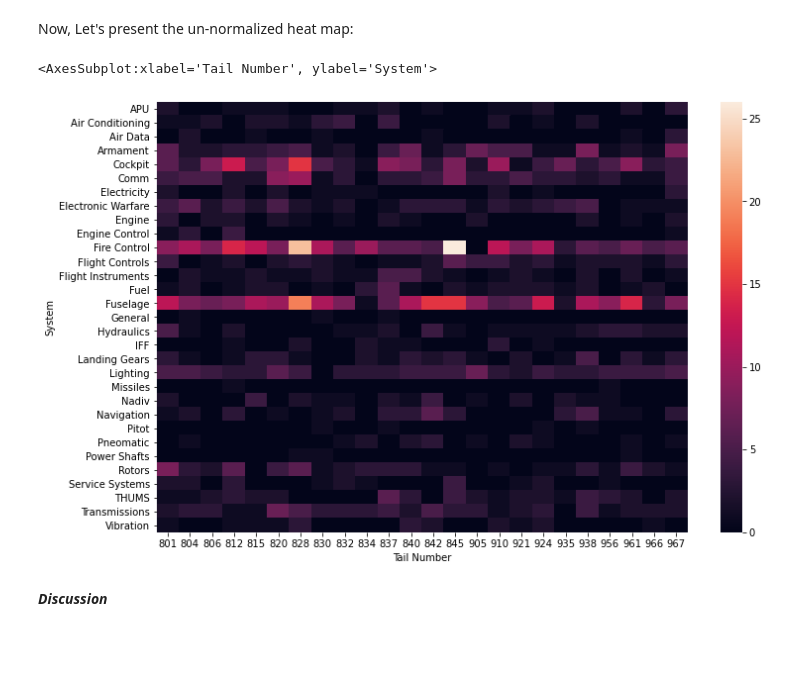
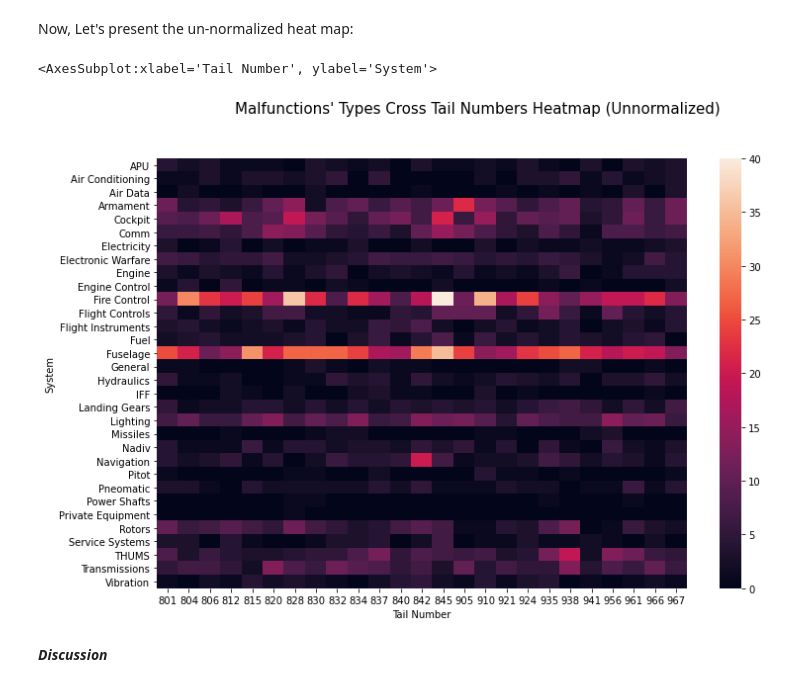
Before and after one commit to elront/Data_Sceince_Project, a Jupyter notebook: Data_science_workshop_project.ipynb, the cells around one changed output. Drawn from its saved outputs; the diff is of its cells as text; code cells hidden in the pictures; blank space fills up the shorter version.

```diff
--- a/Data_science_workshop_project.ipynb
+++ b/Data_science_workshop_project.ipynb
@@ -1590,8 +1591,9 @@ First, we will present the data as is - in a way that allows specific family to
 # %% [markdown]
 Let's start by reshaping our data:
 # %%
-# Group the relavent data, into a new dataframe.
-tail_number_malf_df = pd.DataFrame(malf_df_2019.groupby(["Tail Number", "System"])["System"].count())
+# Concat 2019 and 2020 malfunctions data. Then, group the relavent data, into a new dataframe.
+tail_number_malf_df = pd.concat([malf_df_2019, malf_df_2020])
+tail_number_malf_df = pd.DataFrame(tail_number_malf_df.groupby(["Tail Number", "System"])["System"].count())
 
 # Rename the columns' names, and reset the index.
 tail_number_malf_df.rename(columns={"System": "Number of Malfunctions"}, inplace = True)
@@ -1608,11 +1610,13 @@ tail_number_malf_df = tail_number_malf_df.transpose()
 # %% [markdown]
 Now, Let's present the un-normalized heat map:
 # %%
+# Plot.
 fig, ax = plt.subplots(figsize=(12,8))
+fig.suptitle("Malfunctions' Types Cross Tail Numbers Heatmap (Unnormalized)", fontsize = 15)
 sns.heatmap(tail_number_malf_df)
 # %% [output]
 <AxesSubplot:xlabel='Tail Number', ylabel='System'>
-[figure, old version]
+[figure, new version]
 # %% [markdown]
 ***Discussion***
 # %% [markdown]
```
Also changed, not shown: parts of 13 cells of this notebook.
